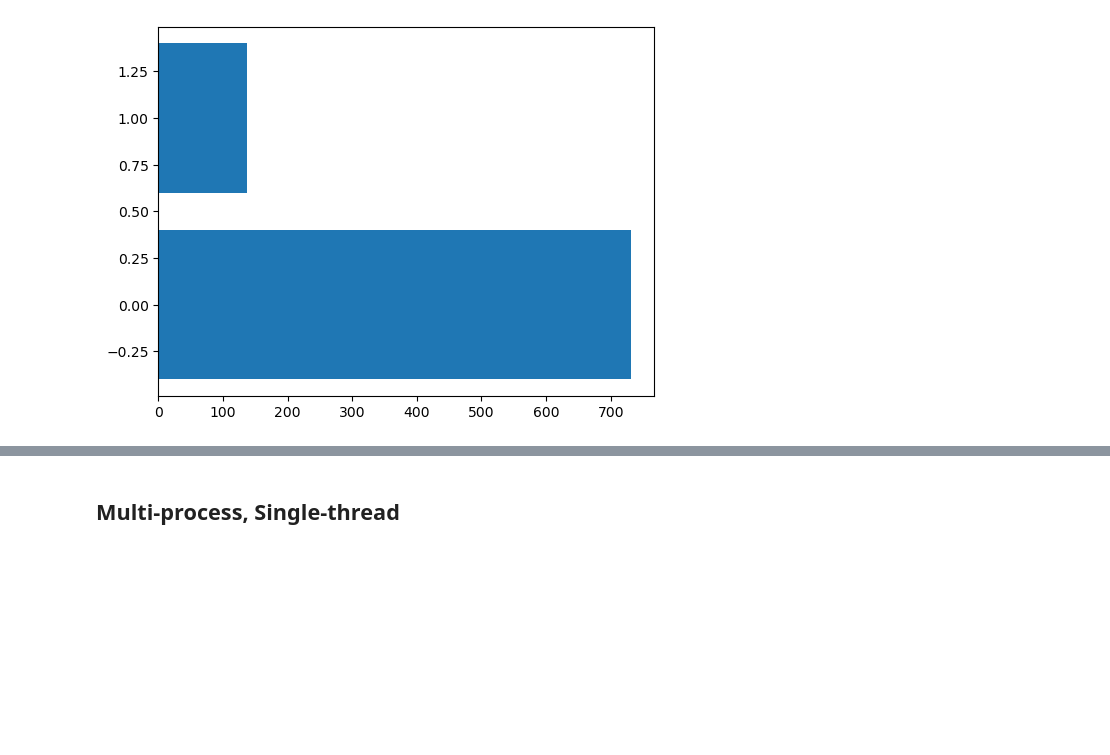
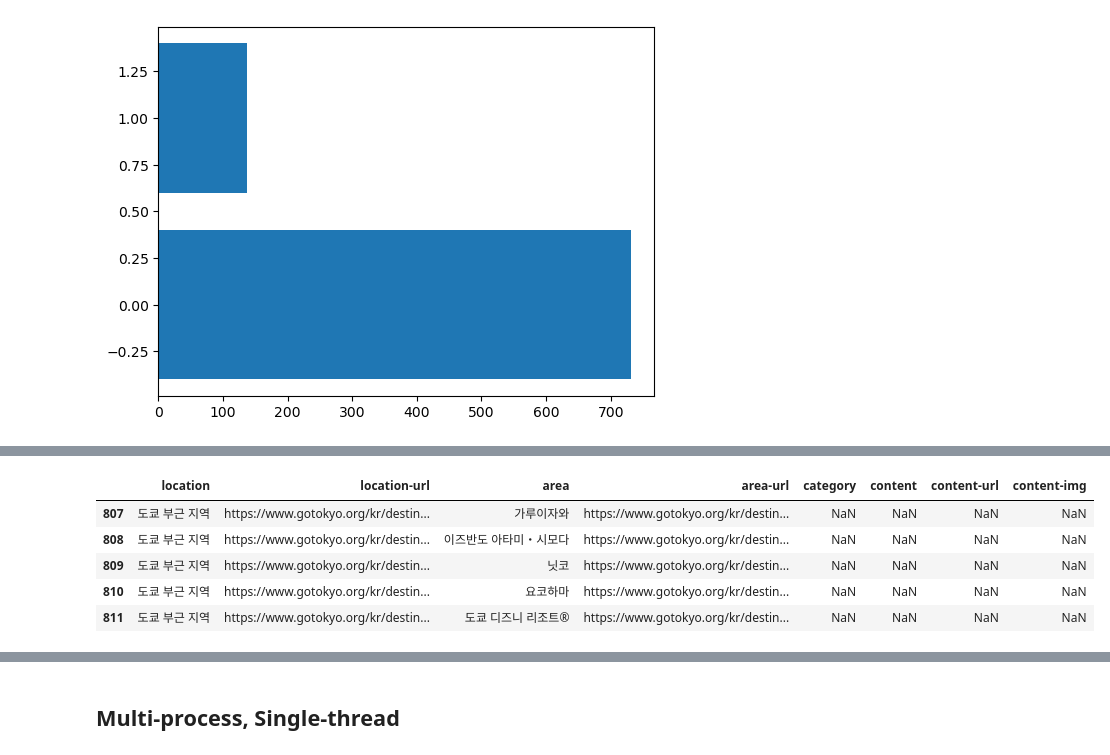
Before and after one commit to next-top-instagram/python-data-crawler, a Jupyter notebook: Crawl go-tokyo multi process, multi threading.ipynb, the cells around one changed output, grey strips where cells are left out. Saved outputs shown, nothing was run; the diff lists cells and outputs as text; code cells hidden in the pictures; blank space fills up the shorter version.

```diff
--- a/Crawl go-tokyo multi process, multi threading.ipynb
+++ b/Crawl go-tokyo multi process, multi threading.ipynb
@@ -174,6 +183,7 @@ def initHeadlessBrowser():
         "--disable-extensions",
         "--no-sandbox",
         "--disable-dev-shm-usage",
+        "--enable-automation",
         "start-maximized",
         "disable-infobars"
     ]
@@ -332,0 +359,3 @@ areaCrawlingResult
+# %%
+areaCrawlingResult = sorted(areaCrawlingResult, key=lambda d: d['idx'])
+areaCrawlingResult
@@ -342,0 +553,3 @@ plt.show()
+# %%
+df = pd.DataFrame(columns=['location', 'location-url', 'area', 'area-url', 'category', 'content', 'content-url', 'content-img'])
+df
@@ -342,0 +558,35 @@ plt.show()
+# %%
+idx = 0;
+crawledAreaIdx = 0;
+for location, location_url, areaList in placeAndUrlList:
+#     print(location, location_url, areaList)
+    for area, area_url in areaList:
+        if crawledAreaIdx < len(areaCrawlingResult) and idx == areaCrawlingResult[crawledAreaIdx]['idx']:
+            for sliderItemList in areaCrawlingResult[crawledAreaIdx]['slidItemList']: # silderTitle, silderItems
+#                 print(sliderItemList)
+                category = sliderItemList['silderTitle']
+                for sliderItem in sliderItemList['silderItems']:
+                    content = sliderItem['contentName']
+                    content_url = sliderItem['contentDetailURL']
+                    content_img = sliderItem['contentImg']
+#                     print(location, location_url, area, area_url, category, content, content_url, content_img)
+                    df = df.append({
+                        'location': location,
+                        'location-url': location_url,
+                        'area': area,
+                        'area-url': area_url,
+                        'category': category,
+                        'content': content,
+                        'content-url': content_url,
+                        'content-img': content_img
+                    }, ignore_index=True)
+            crawledAreaIdx += 1
+        else:
+#             print(location, location_url, area, area_url)
+            df = df.append({
+                'location': location,
+                'location-url': location_url,
+                'area': area,
+                'area-url': area_url
+            }, ignore_index=True)
+        idx += 1
@@ -342,0 +602,9 @@ plt.show()
+# %%
+df.tail()
+# %% [output]
+|  | location | location-url | area | area-url | category | content | content-url | content-img |
+| 807 | 도쿄 부근 지역 | https://www.gotokyo.org/kr/destin... | 가루이자와 | https://www.gotokyo.org/kr/destin... | NaN | NaN | NaN | NaN |
+| 808 | 도쿄 부근 지역 | https://www.gotokyo.org/kr/destin... | 이즈반도 아타미・시모다 | https://www.gotokyo.org/kr/destin... | NaN | NaN | NaN | NaN |
+| 809 | 도쿄 부근 지역 | https://www.gotokyo.org/kr/destin... | 닛코 | https://www.gotokyo.org/kr/destin... | NaN | NaN | NaN | NaN |
+| 810 | 도쿄 부근 지역 | https://www.gotokyo.org/kr/destin... | 요코하마 | https://www.gotokyo.org/kr/destin... | NaN | NaN | NaN | NaN |
+| 811 | 도쿄 부근 지역 | https://www.gotokyo.org/kr/destin... | 도쿄 디즈니 리조트® | https://www.gotokyo.org/kr/destin... | NaN | NaN | NaN | NaN |
```
Also changed, not shown: parts of 39 cells of this notebook, 2 other files.
